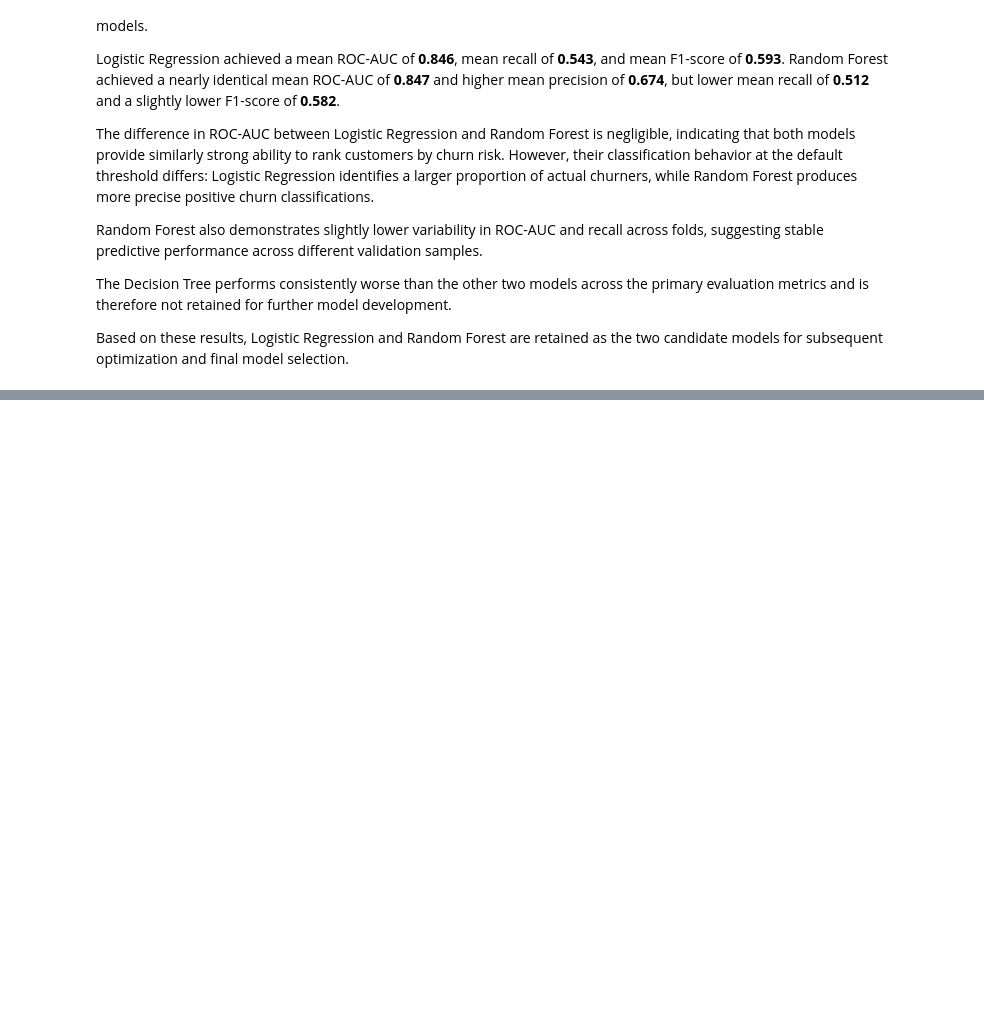
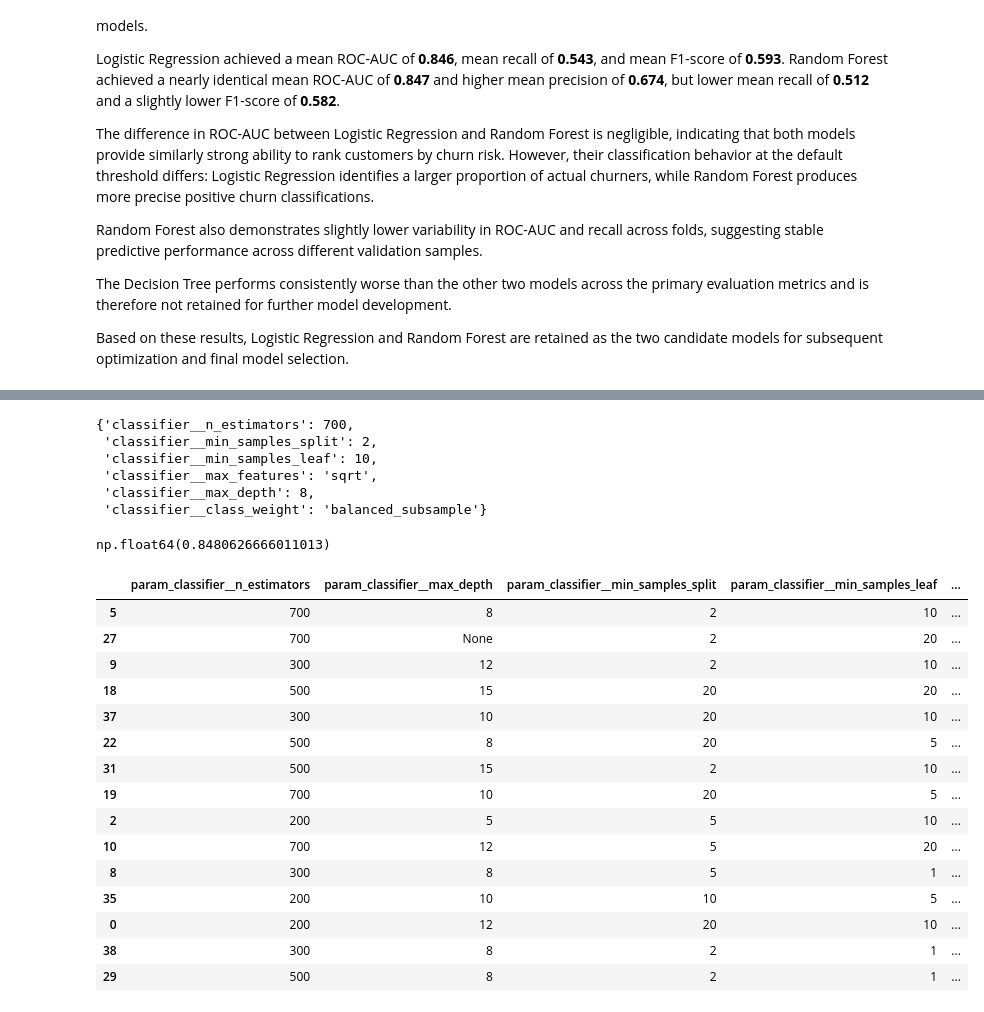
Before and after one commit to mrsmv/Customer-churn-retention-analysis, a Jupyter notebook: 2_noteboooks/03_churn_modeling/churn_modeling.ipynb, the cells around one changed output, grey strips where cells are left out. Cells and saved outputs as stored; diff of their text form; code cells hidden in the pictures; blank space fills up the shorter version.

Commit message:
Add hyperparameter tuning

```diff
--- a/2_noteboooks/03_churn_modeling/churn_modeling.ipynb
+++ b/2_noteboooks/03_churn_modeling/churn_modeling.ipynb
@@ -1865,0 +2077,22 @@ selection.
+# %%
+rf_tuning_pipeline = Pipeline(
+    steps = [
+        ("preprocessor", tree_preprocessor),
+        ("classifier", RandomForestClassifier(random_state=42, n_jobs=-1))
+    ]
+)
+# %%
+#bvuilding the randomized search
+rf_random_search = RandomizedSearchCV(
+    estimator=rf_tuning_pipeline,
+    param_distributions=rf_param_distributions,
+    n_iter=40,
+    scoring="roc_auc",
+    cv=cv,
+    random_state=42,
+    n_jobs=-1,
+    refit=True,
+    return_train_score=True
+)
+# %%
+rf_random_search.fit(X_train, y_train)
@@ -1865,0 +2117,13 @@ selection.
+# %%
+rf_random_search.best_params_
+# %% [output]
+{'classifier__n_estimators': 700,
+ 'classifier__min_samples_split': 2,
+ 'classifier__min_samples_leaf': 10,
+ 'classifier__max_features': 'sqrt',
+ 'classifier__max_depth': 8,
+ 'classifier__class_weight': 'balanced_subsample'}
+# %%
+rf_random_search.best_score_
+# %% [output]
+np.float64(0.8480626666011013)
@@ -1865,0 +2132,36 @@ selection.
+# %%
+rf_search_results = pd.DataFrame(rf_random_search.cv_results_)
+# %%
+rf_search_results[
+    [
+        "param_classifier__n_estimators",
+        "param_classifier__max_depth",
+        "param_classifier__min_samples_split",
+        "param_classifier__min_samples_leaf",
+        "param_classifier__max_features",
+        "param_classifier__class_weight",
+        "mean_test_score",
+        "std_test_score",
+        "mean_train_score"
+    ]
+].sort_values(
+    "mean_test_score",
+    ascending=False
+).head(15).round(3)
+# %% [output]
+|  | param_classifier__n_estimators | param_classifier__max_depth | param_classifier__min_samples_split | param_classifier__min_samples_leaf | ... |
+| 5 | 700 | 8 | 2 | 10 | ... |
+| 27 | 700 | None | 2 | 20 | ... |
+| 9 | 300 | 12 | 2 | 10 | ... |
+| 18 | 500 | 15 | 20 | 20 | ... |
+| 37 | 300 | 10 | 20 | 10 | ... |
+| 22 | 500 | 8 | 20 | 5 | ... |
+| 31 | 500 | 15 | 2 | 10 | ... |
+| 19 | 700 | 10 | 20 | 5 | ... |
+| 2 | 200 | 5 | 5 | 10 | ... |
+| 10 | 700 | 12 | 5 | 20 | ... |
+| 8 | 300 | 8 | 5 | 1 | ... |
+| 35 | 200 | 10 | 10 | 5 | ... |
+| 0 | 200 | 12 | 20 | 10 | ... |
+| 38 | 300 | 8 | 2 | 1 | ... |
+| 29 | 500 | 8 | 2 | 1 | ... |
```
Also changed, not shown: parts of 24 cells of this notebook.
